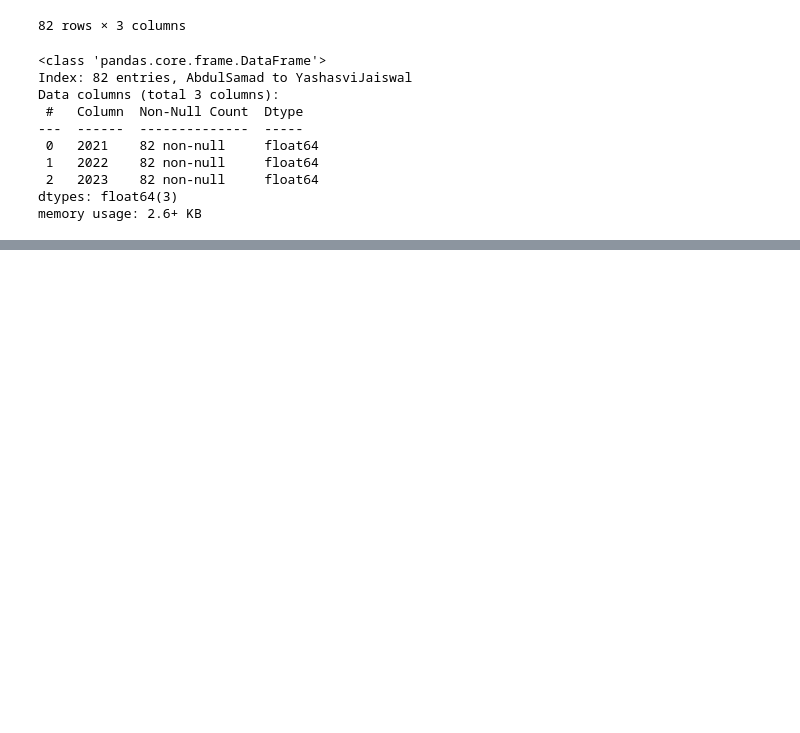
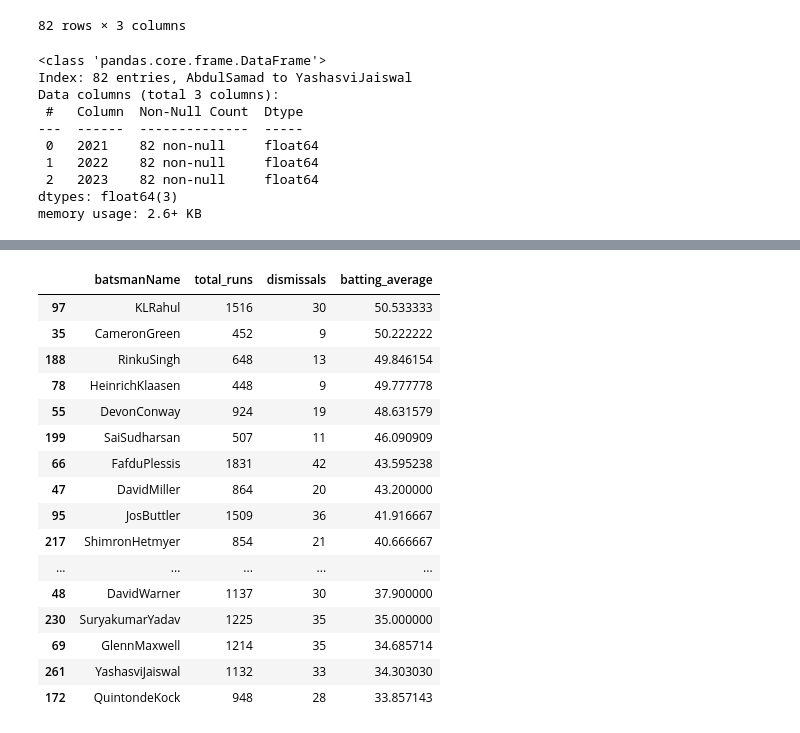
Before and after one commit to sourabhms66/ipl_2024, a Jupyter notebook: codes.ipynb, the cells around one changed output, grey strips where cells are left out. Drawn from its saved outputs; the diff is of its cells as text; code cells hidden in the pictures; blank space fills up the shorter version.

```diff
--- a/codes.ipynb
+++ b/codes.ipynb
@@ -228,2 +312,4 @@ batsman_stats
+# %%
+batsman_stats=batsman_stats.query('dismissals > 3')
 # %%
-batsman_stats['batting_average'] = batsman_stats['total_runs'] / batsman_stats['dismissals']
+batsman_stats.loc[:,'batting_average'] = batsman_stats['total_runs'] / batsman_stats['dismissals']
@@ -230,5 +332,23 @@ batsman_stats['batting_average'] = batsman_stats['total_runs'] / batsman_stats['
 # %%
-batsman_stats.query("batting_average != inf").sort_values(by='batting_average',ascending=False)
+batsman_stats.sort_values(by='batting_average',ascending=False).head(20)
+# %% [output]
+|  | batsmanName | total_runs | dismissals | batting_average |
+| 97 | KLRahul | 1516 | 30 | 50.533333 |
+| 35 | CameronGreen | 452 | 9 | 50.222222 |
+| 188 | RinkuSingh | 648 | 13 | 49.846154 |
+| 78 | HeinrichKlaasen | 448 | 9 | 49.777778 |
+| 55 | DevonConway | 924 | 19 | 48.631579 |
+| 199 | SaiSudharsan | 507 | 11 | 46.090909 |
+| 66 | FafduPlessis | 1831 | 42 | 43.595238 |
+| 47 | DavidMiller | 864 | 20 | 43.200000 |
+| 95 | JosButtler | 1509 | 36 | 41.916667 |
+| 217 | ShimronHetmyer | 854 | 21 | 40.666667 |
+| ... | ... | ... | ... | ... |
+| 48 | DavidWarner | 1137 | 30 | 37.900000 |
+| 230 | SuryakumarYadav | 1225 | 35 | 35.000000 |
+| 69 | GlennMaxwell | 1214 | 35 | 34.685714 |
+| 261 | YashasviJaiswal | 1132 | 33 | 34.303030 |
+| 172 | QuintondeKock | 948 | 28 | 33.857143 |
 # %%
 bating_match[['batsmanName','out/not_out','runs','balls']].query('balls >= 60').groupby('batsmanName')['runs'].sum()
 # %%
```
Also changed, not shown: parts of 11 cells of this notebook.
